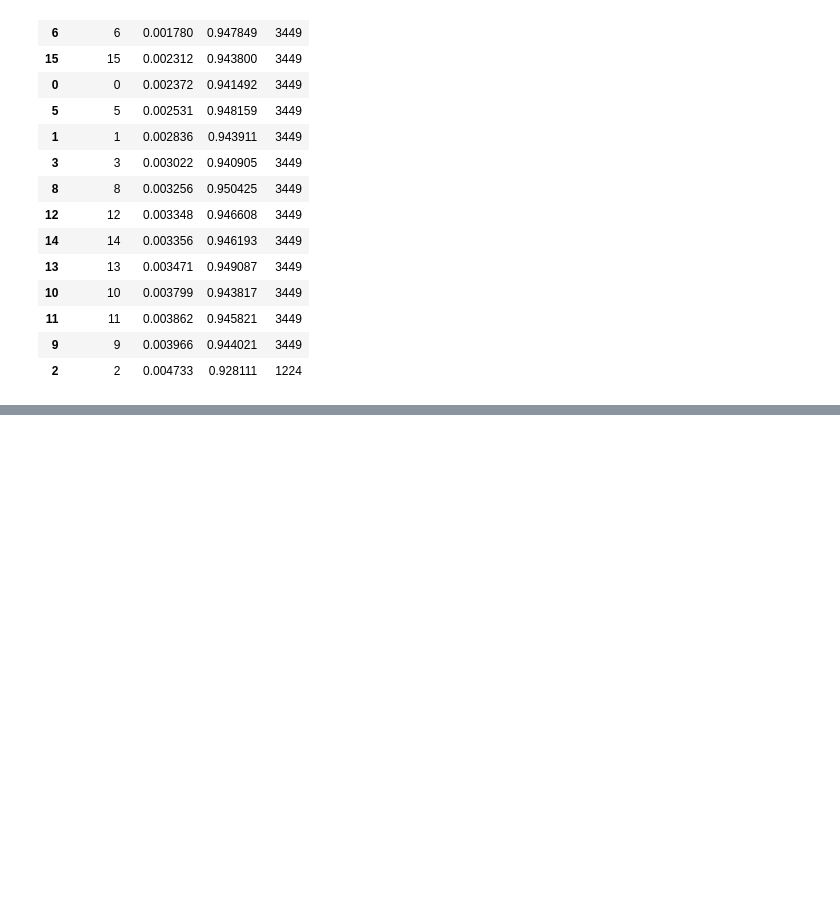
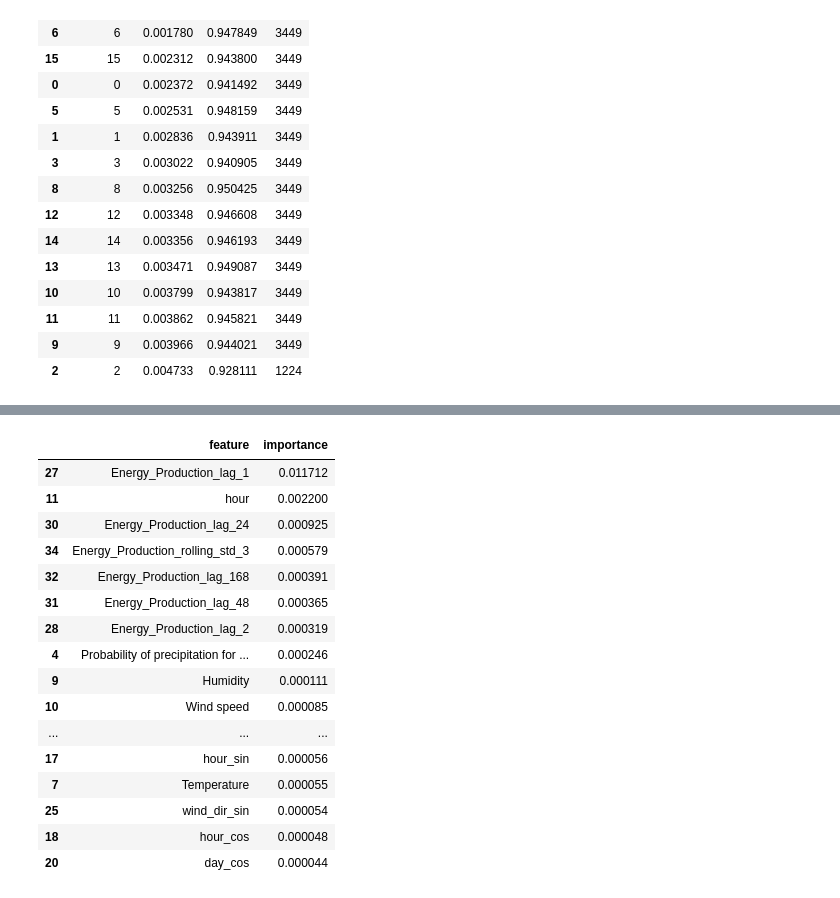
Before and after one commit to Katpst/Solar-Energy-Production-Forecasting, a Jupyter notebook: ML_Forecasting.ipynb, the cells around one changed output, grey strips where cells are left out. Saved outputs shown, nothing was run; the diff lists cells and outputs as text; code cells hidden in the pictures; blank space fills up the shorter version.

```diff
--- a/ML_Forecasting.ipynb
+++ b/ML_Forecasting.ipynb
@@ -1007,0 +999,36 @@ r2_bench   = r2_score(y_val, bench_preds)
+# %%
+from sklearn.inspection import permutation_importance
+
+X_pi = X_val_final.sample(n=min(5000, len(X_val_final)), random_state=42)
+y_pi = y_val.loc[X_pi.index]
+
+perm = permutation_importance(
+    final_model, X_pi, y_pi,
+    n_repeats=5, random_state=42,
+    scoring="neg_root_mean_squared_error"
+)
+
+pi_df = pd.DataFrame({
+    "feature": X_pi.columns,
+    "importance": perm.importances_mean
+}).sort_values("importance", ascending=False)
+
+display(pi_df.head(20))
+# %% [output]
+|  | feature | importance |
+| 27 | Energy_Production_lag_1 | 0.011712 |
+| 11 | hour | 0.002200 |
+| 30 | Energy_Production_lag_24 | 0.000925 |
+| 34 | Energy_Production_rolling_std_3 | 0.000579 |
+| 32 | Energy_Production_lag_168 | 0.000391 |
+| 31 | Energy_Production_lag_48 | 0.000365 |
+| 28 | Energy_Production_lag_2 | 0.000319 |
+| 4 | Probability of precipitation for ... | 0.000246 |
+| 9 | Humidity | 0.000111 |
+| 10 | Wind speed | 0.000085 |
+| ... | ... | ... |
+| 17 | hour_sin | 0.000056 |
+| 7 | Temperature | 0.000055 |
+| 25 | wind_dir_sin | 0.000054 |
+| 18 | hour_cos | 0.000048 |
+| 20 | day_cos | 0.000044 |
```
Also changed, not shown: parts of 17 cells of this notebook.
